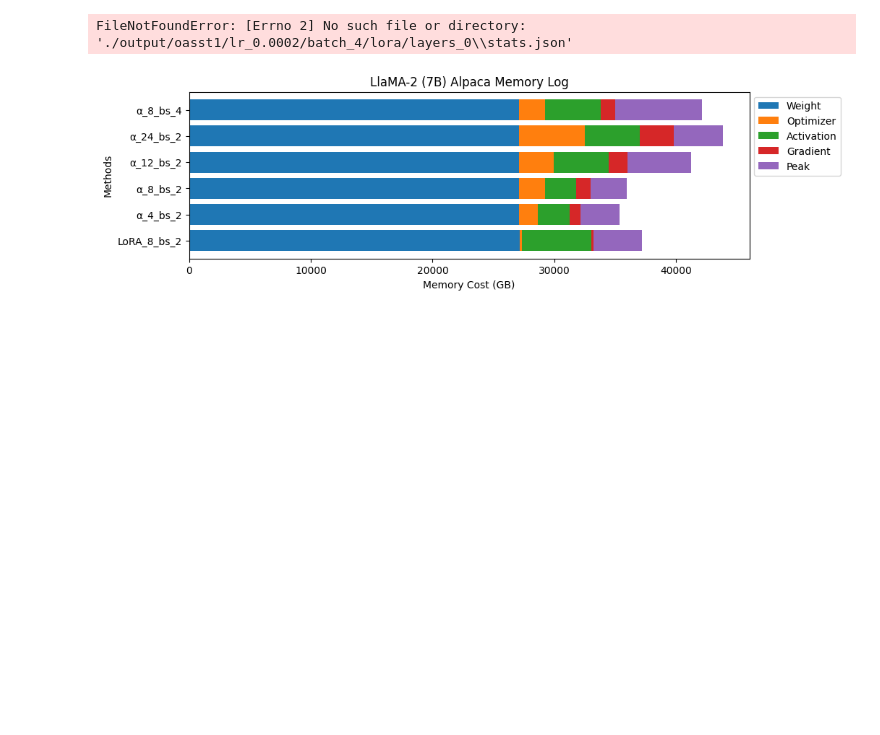
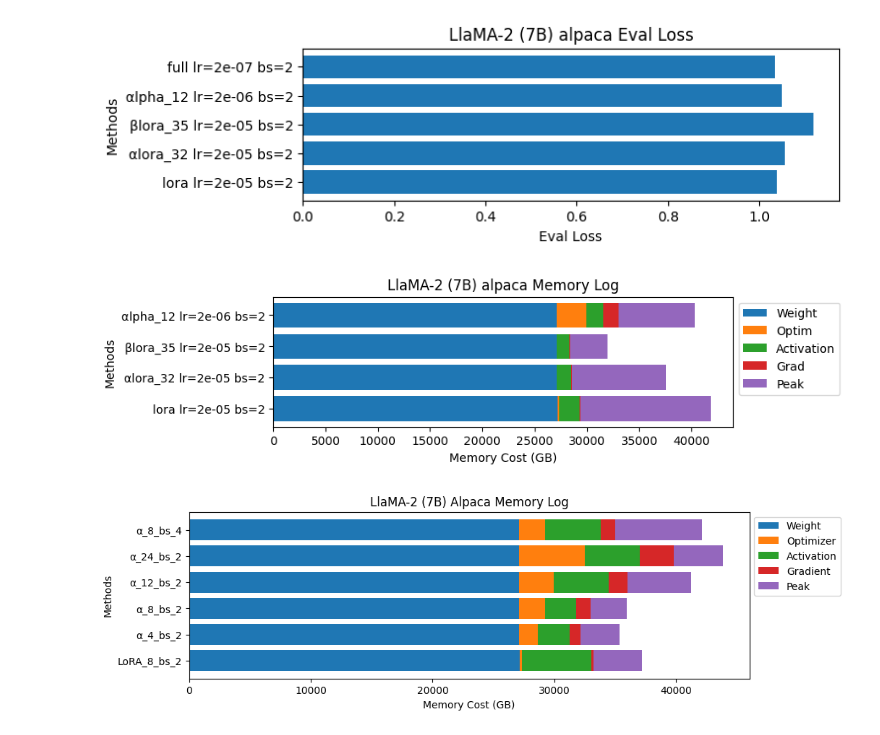
Before and after one commit to RpM-Kinshuk/SelectiveFT, a Jupyter notebook: Plots.ipynb, the cells around one changed output. Cells and saved outputs as stored; diff of their text form; code cells hidden in the pictures; blank space fills up the shorter version.

```diff
--- a/Plots.ipynb
+++ b/Plots.ipynb
@@ -100,6 +102,8 @@ for key in dictionary.keys():
     tag = key + f" lr={methods[key]['lr']} bs={methods[key]['bs']}"
     if 'alpha' in key or 'alora' in key:
         tag = 'α' + key[1:] + f"_{methods[key]['layers']} lr={methods[key]['lr']} bs={methods[key]['bs']}"
+    elif 'blora' in key:
+        tag = 'β' + key[1:] + f"_{methods[key]['layers']} lr={methods[key]['lr']} bs={methods[key]['bs']}"
     mem_dict['categories'].append(tag)
     path = paths[key]
     path = os.path.join(path, "stats.json")
@@ -113,34 +117,35 @@ for key in dictionary.keys():
     mem_dict['peaks'].append(stats['peak_mem'].mean())
     eval_loss[key] = stats['eval_loss'].mean()
 
 for key in mem_dict.keys():
     mem_dict[key] = np.array(mem_dict[key]) # type: ignore
 mem_dict['peaks'] = mem_dict['peaks'] - (mem_dict['weights'] + mem_dict['optims'] + mem_dict['activations'] + mem_dict['grads']) # type: ignore
 
 # Plot eval_loss for each
 plt.figure(figsize=(7, 2))
 plt.barh(mem_dict['categories'], [eval_loss[k] for k in dictionary.keys()])
 plt.xlabel('Eval Loss')
 plt.ylabel('Methods')
 plt.title(f'LlaMA-2 (7B) {task} Eval Loss')
 plt.show()
 
 # Plot memory cost for each
 plt.figure(figsize=(7, 2))
 left = [0] * len(mem_dict['categories'])
 for key in mem_dict.keys():
     if key == 'categories':
         continue
     plt.barh(mem_dict['categories'][:-1], mem_dict[key][:-1], left=left[:-1], label=key[0].upper()+key[1:-1])
     left += mem_dict[key]
 plt.xlabel('Memory Cost (GB)')
 plt.ylabel('Methods')
 plt.title(f'LlaMA-2 (7B) {task} Memory Log')
 plt.legend(bbox_to_anchor=(1, 1), loc='upper left')
 plt.show()
 # exit(0)
 # %% [output]
-FileNotFoundError: [Errno 2] No such file or directory: './output/oasst1/lr_0.0002/batch_4/lora/layers_0\\stats.json'
+[figure, added]
+[figure, added]
 # %%
 # Alpaca_Data
 plt.figure(figsize=(10, 3))
```
Also changed, not shown: parts of 3 cells of this notebook, 8 other files.
